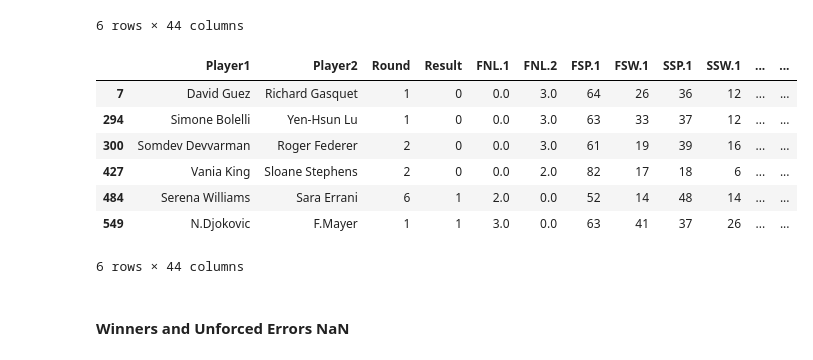
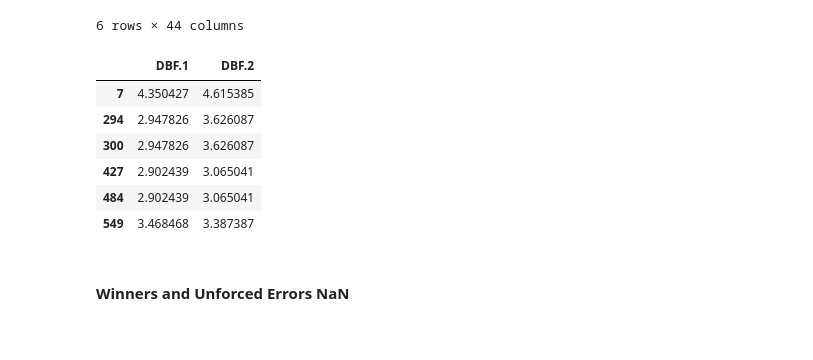
Before and after one commit to myan779/myan779.github.io, a Jupyter notebook: finalproject/Predicting Tennis Match Results.ipynb, the cells around one changed output. Saved outputs shown, nothing was run; the diff lists cells and outputs as text; code cells hidden in the pictures.

```diff
--- a/finalproject/Predicting Tennis Match Results.ipynb
+++ b/finalproject/Predicting Tennis Match Results.ipynb
@@ -333,18 +329,17 @@ gs_matches[dbf_nan]
 # %%
 # impute by the mean differentiating by Gender and Grand Slam
 gs_matches['DBF.1'].fillna(gs_matches.groupby(["Gender", "GrandSlam"])["DBF.1"].transform("mean"), inplace=True)
 gs_matches['DBF.2'].fillna(gs_matches.groupby(["Gender", "GrandSlam"])["DBF.2"].transform("mean"), inplace=True)
 
-gs_matches[dbf_nan]
+gs_matches[dbf_nan][["DBF.1", "DBF.2"]]
 # %% [output]
-|  | Player1 | Player2 | Round | Result | FNL.1 | FNL.2 | FSP.1 | FSW.1 | SSP.1 | SSW.1 | ... | ... |
-| 7 | David Guez | Richard Gasquet | 1 | 0 | 0.0 | 3.0 | 64 | 26 | 36 | 12 | ... | ... |
-| 294 | Simone Bolelli | Yen-Hsun Lu | 1 | 0 | 0.0 | 3.0 | 63 | 33 | 37 | 12 | ... | ... |
-| 300 | Somdev Devvarman | Roger Federer | 2 | 0 | 0.0 | 3.0 | 61 | 19 | 39 | 16 | ... | ... |
-| 427 | Vania King | Sloane Stephens | 2 | 0 | 0.0 | 2.0 | 82 | 17 | 18 | 6 | ... | ... |
-| 484 | Serena Williams | Sara Errani | 6 | 1 | 2.0 | 0.0 | 52 | 14 | 48 | 14 | ... | ... |
-| 549 | N.Djokovic | F.Mayer | 1 | 1 | 3.0 | 0.0 | 63 | 41 | 37 | 26 | ... | ... |
+|  | DBF.1 | DBF.2 |
+| 7 | 4.350427 | 4.615385 |
+| 294 | 2.947826 | 3.626087 |
+| 300 | 2.947826 | 3.626087 |
+| 427 | 2.902439 | 3.065041 |
+| 484 | 2.902439 | 3.065041 |
+| 549 | 3.468468 | 3.387387 |
-6 rows × 44 columns
 # %% [markdown]
 #### Winners and Unforced Errors NaN
 # %%
```
Also changed, not shown: parts of 16 cells of this notebook, 1 other file.
